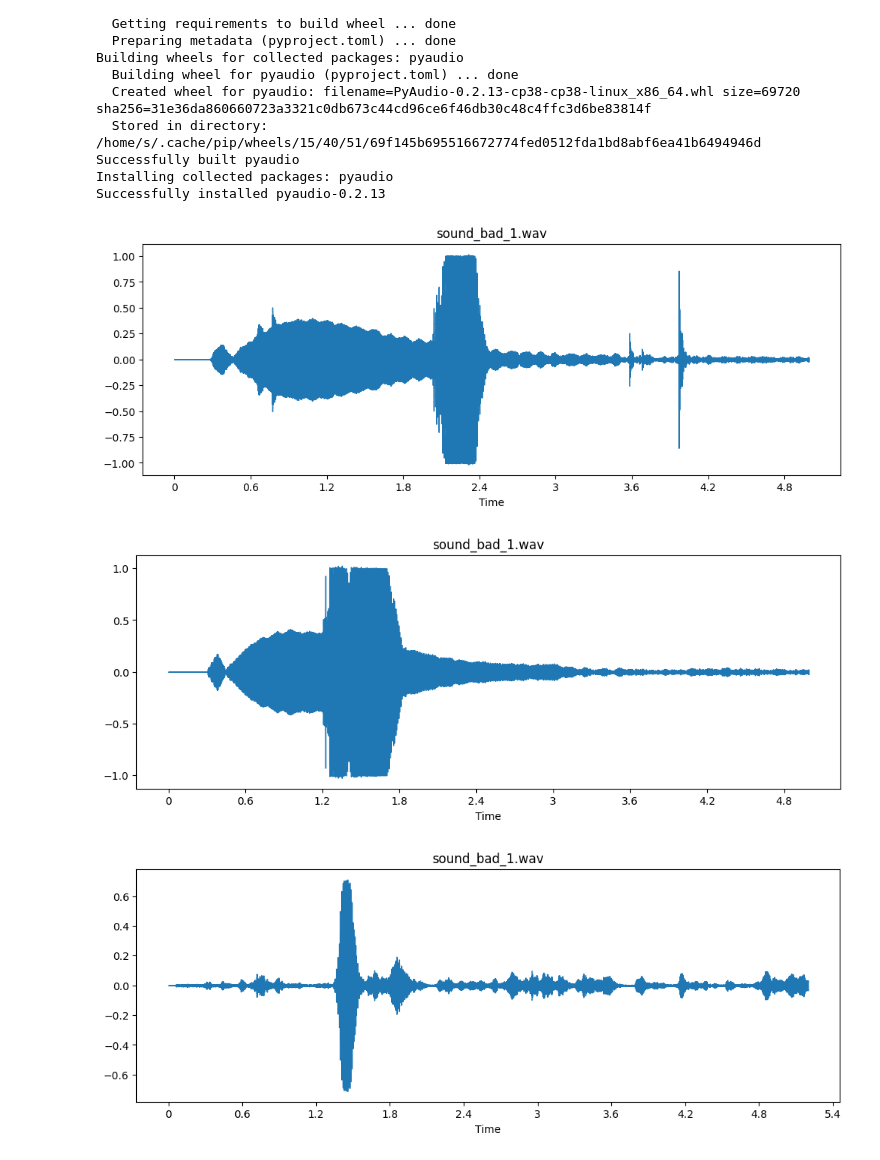
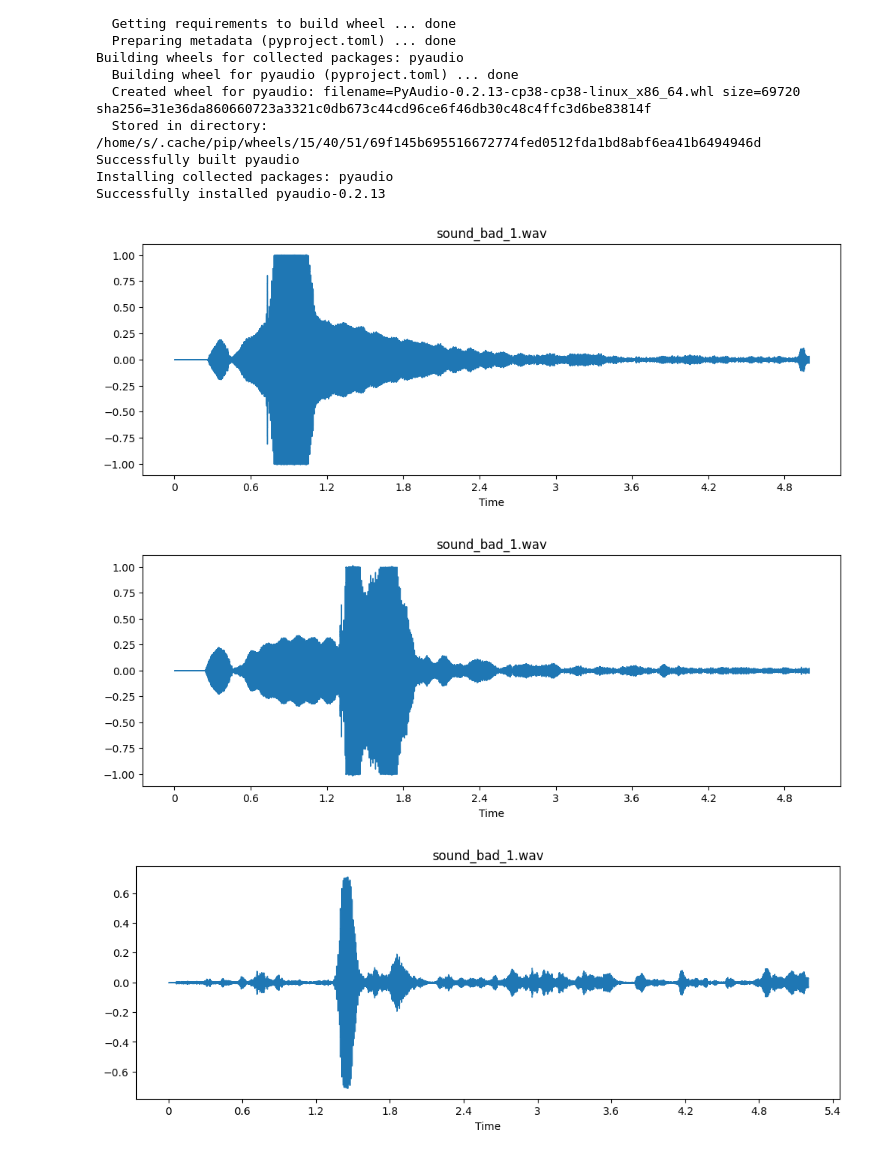
Before and after one commit to addinedu-amr/deeplearning-repo-1, a Jupyter notebook: NLP/mfcc_random_forest.ipynb, the cells around one changed output. Saved outputs shown, nothing was run; the diff lists cells and outputs as text; code cells hidden in the pictures.

```diff
--- a/NLP/mfcc_random_forest.ipynb
+++ b/NLP/mfcc_random_forest.ipynb
@@ -482,13 +481,13 @@ def draw_sound(filename):
     plt.title('sound_bad_1.wav')
     librosa.display.waveshow(data, sr = librosa_sample_rate)
 # %%
-draw_sound('./output.wav')
+draw_sound('./output_yes.wav') #네
 # %% [output]
-[figure, old version]
+[figure, new version]
 # %%
-draw_sound('./output.wav')
+draw_sound('./output_no.wav') #아니요
 # %% [output]
-[figure, old version]
+[figure, new version]
 # %%
 draw_sound('./record_yes_no/네_3.wav')
 # %% [output]
```
Also changed, not shown: parts of 13 cells of this notebook.
